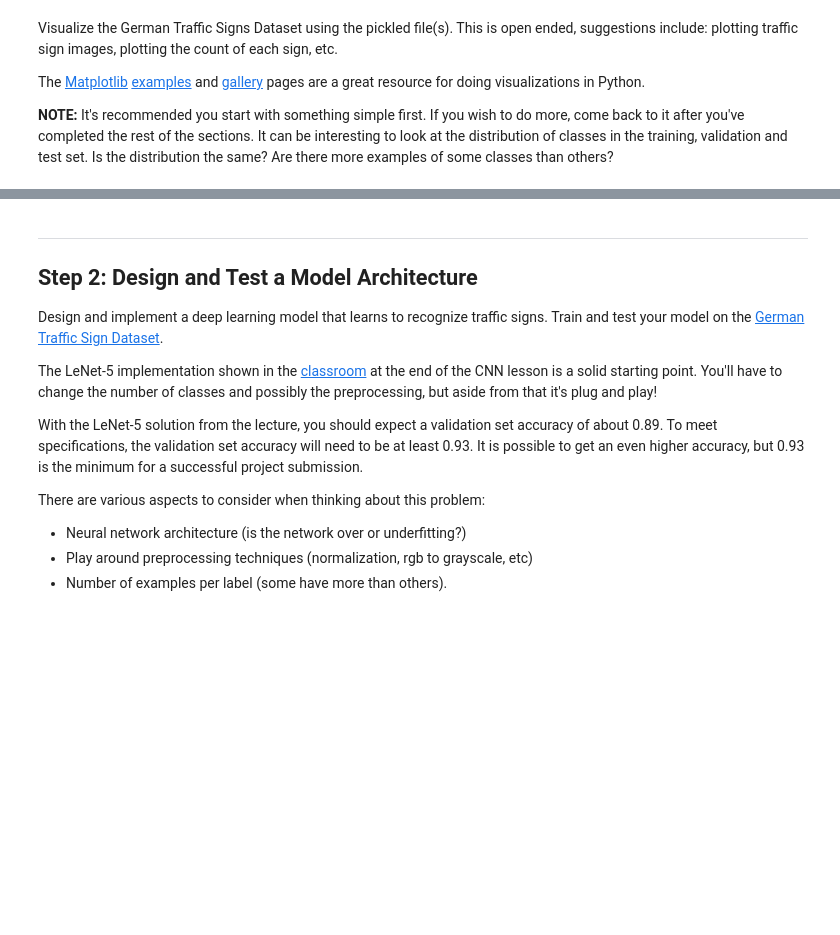
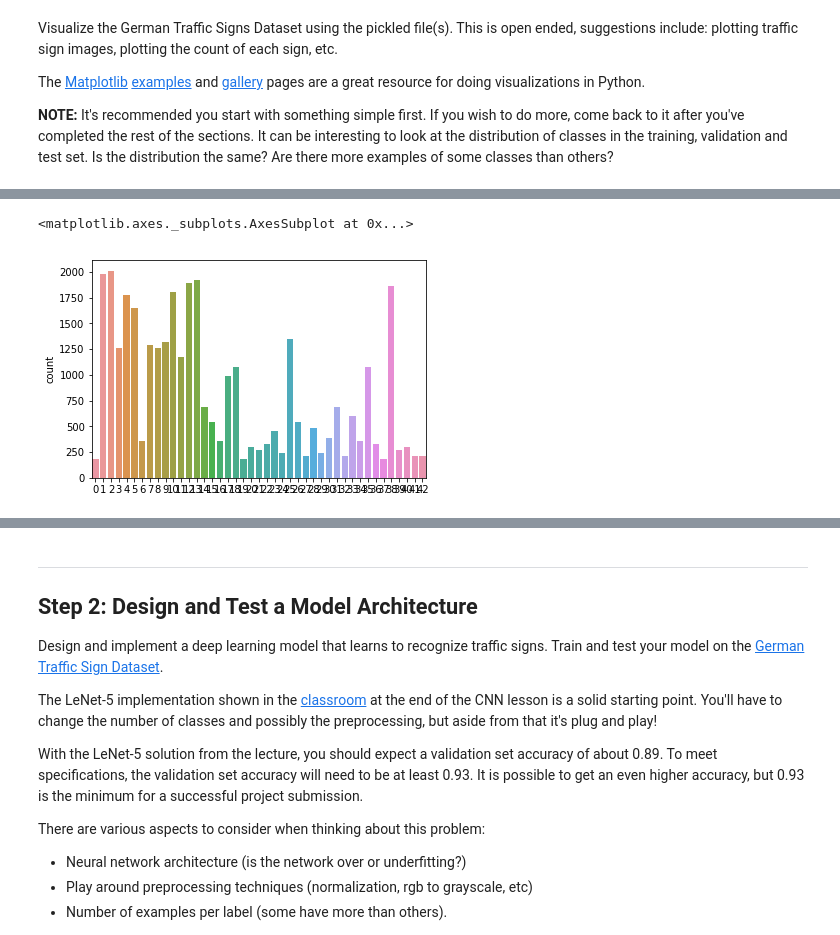
Before and after one commit to JahanAjani/CarND-Traffic-Sign-Classifier-Project, a Jupyter notebook: Traffic_Sign_Classifier.ipynb, the cells around one changed output, grey strips where cells are left out. Drawn from its saved outputs; the diff is of its cells as text; code cells hidden in the pictures; blank space fills up the shorter version.

```diff
--- a/Traffic_Sign_Classifier.ipynb
+++ b/Traffic_Sign_Classifier.ipynb
@@ -109,0 +116,5 @@ ax.hist(X_train, n_classes, normed=1)
+# %%
+sns.countplot(y_train)
+# %% [output]
+<matplotlib.axes._subplots.AxesSubplot at 0x...>
+[figure, added]
```
Also changed, not shown: parts of 3 cells of this notebook.
